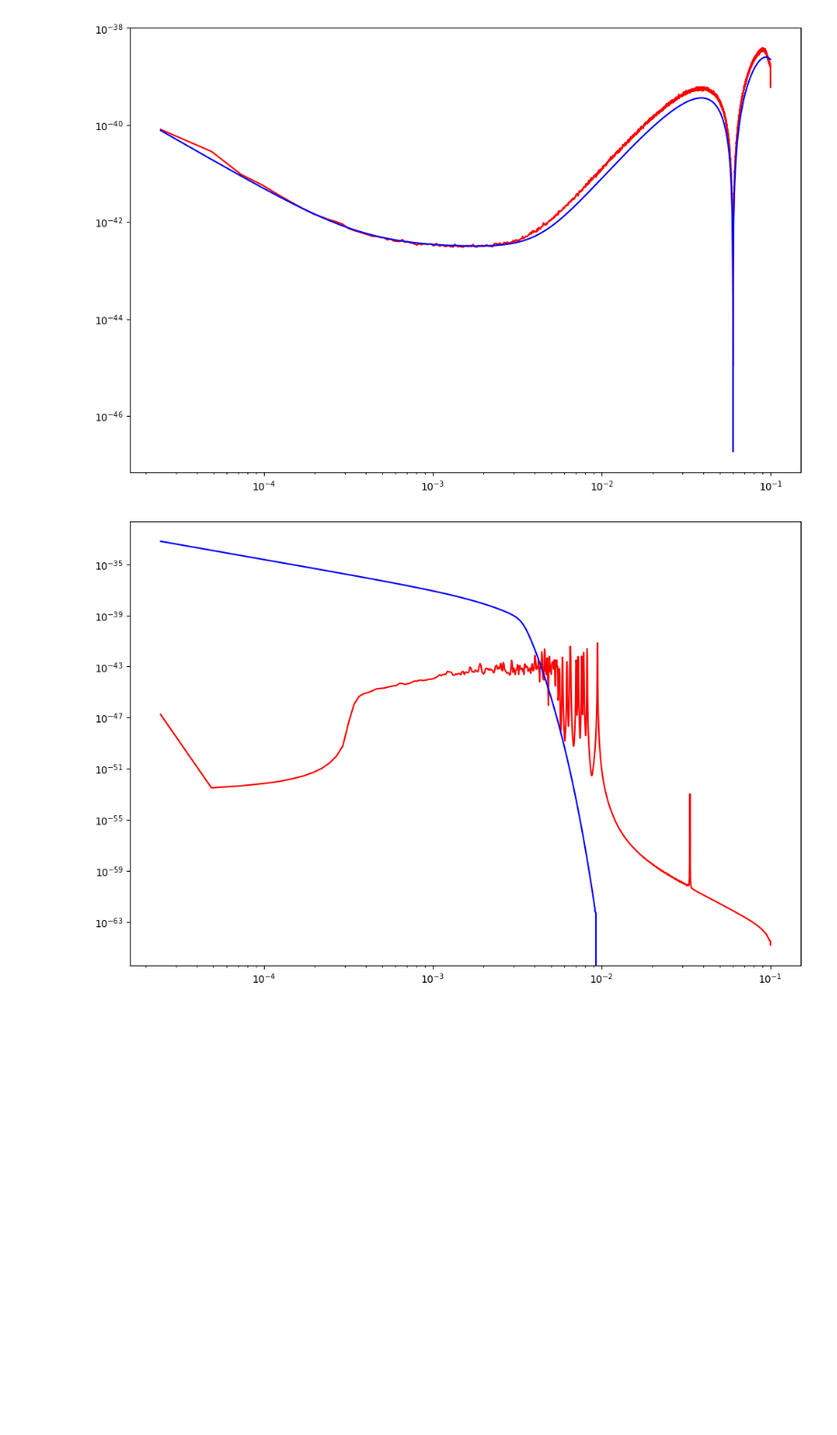
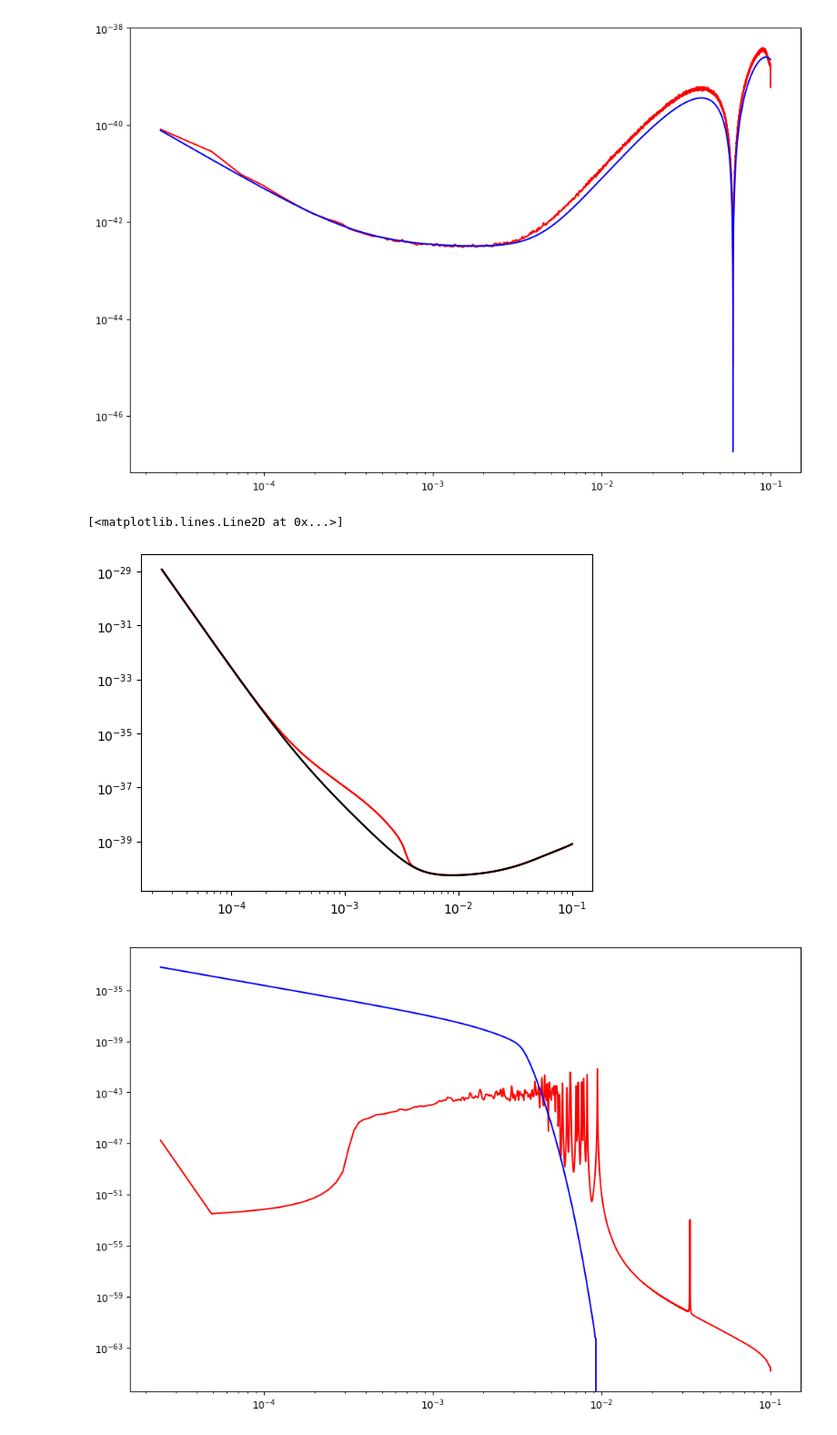
Before and after one commit to jiulipu123/For-Li_wt, a Jupyter notebook: noise_model.ipynb, the cells around one changed output. Shown at 91% size. Saved outputs shown, nothing was run; the diff lists cells and outputs as text; code cells hidden in the pictures; blank space fills up the shorter version.

```diff
--- a/noise_model.ipynb
+++ b/noise_model.ipynb
@@ -112,22 +112,26 @@ class LisaNoise:
         sin_term=np.sin(omega*L/c)
         cos_term=np.cos(2*omega*L/c)
         S_n=16*(sin_term)**2*(S_OMS+(3+cos_term)*S_acc)
-        return S_n
+        phiL=2*np.pi*f*self.L_arm/c
+        transfer_func_part=(4*phiL)**2*np.sin(phiL)**2
+        correction_part=1/(1+0.6*phiL**2)
+        avg_factor=3/20
+        response_func=transfer_func_part*avg_factor*correction_part
+        S_h=S_n/response_func
+        return S_n,S_h
 
     def calculate_galactic_confusion_noise(self,f):
         main_term=self.A_gal*f**(-7/3)
         decay_term=np.exp(-(f/self.f1_gal)**self.alpha_gal)
         cutoff_term=0.5*(1+np.tanh(-(f-self.fk_gal)/self.f2_gal))
-        S_gal=main_term*decay_term*cutoff_term
-        return S_gal
-
-    def calculate_noise_strain(self,f):
-        S_OMS=self.calculate_OMS_PSD(f=f)
-        S_acc=self.calculate_ACC_PSD(f=f)
+        S_gal_h=main_term*decay_term*cutoff_term
         phiL=2*np.pi*f*self.L_arm/c
-        AvFXP2_approx=16*(3/20)*(1/(1+0.6*(2*np.pi*f*self.L_arm/c)**2))
-        S_hX=(S_OMS+S_acc*(3+np.cos(2*phiL)))/(phiL**2*AvFXP2_approx/4**2)
-        return S_hX
+        transfer_func_part=(4*phiL)**2*np.sin(phiL)**2
+        correction_part=1/(1+0.6*phiL**2)
+        avg_factor=3/20
+        response_func=transfer_func_part*avg_factor*correction_part
+        S_gal_n=S_gal_h*response_func
+        return S_gal_n,S_gal_h
 # %%
 ''' 用数值S_n匹配数据文档中的仪器噪声'''
 obs_data=extract_obs_data(file_path)
@@ -146,6 +150,16 @@ plt.loglog(pos_freqs,S_n,'b')
 plt.show()
 # %% [output]
 [figure]
+# %%
+#模拟银河系内混淆噪声输入
+#绘制图像为总噪声应变谱线
+S_gal_n,S_gal_h,=noise_model.calculate_galactic_confusion_noise(f=pos_freqs)
+S_n,S_h=noise_model.calculate_TDI_noise_PSD(f=pos_freqs)
+plt.loglog(pos_freqs,S_gal_h+S_h,'r')
+plt.loglog(pos_freqs,S_h,'black')
+# %% [output]
+[<matplotlib.lines.Line2D at 0x...>]
+[figure, added]
 # %%
 #考虑银河系内混淆噪声
 def calculate_galactic_confusion_noise(file_path):
```
Also changed, not shown: parts of 2 cells of this notebook.
